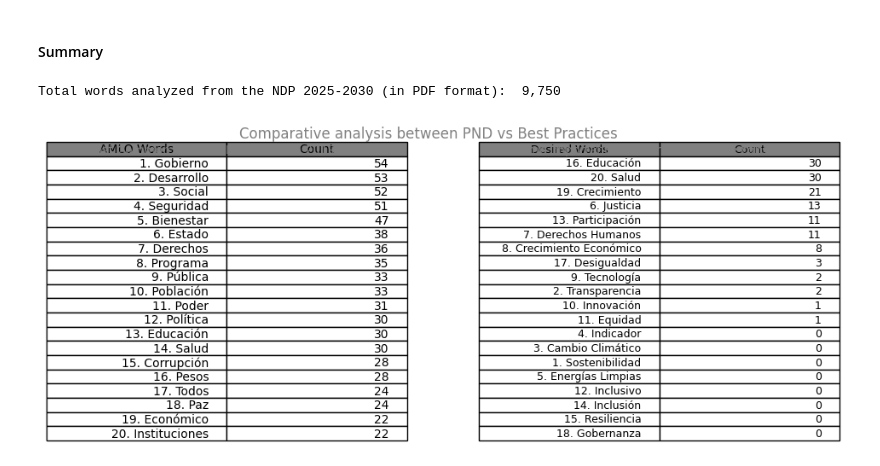
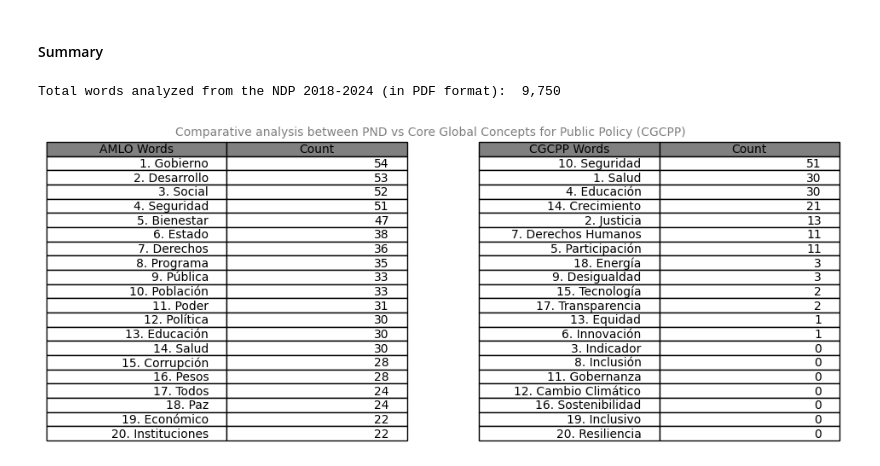
Before and after one commit to hiramdsmx/AnalyticPND2019, a Jupyter notebook: ReadPND2018.ipynb, the cells around one changed output. Cells and saved outputs as stored; diff of their text form; code cells hidden in the pictures.

Commit message:
new versión with ComparativePNDS complete

```diff
--- a/ReadPND2018.ipynb
+++ b/ReadPND2018.ipynb
@@ -121,9 +121,16 @@ plt.show()
 # %%
-# Practice case
+# Practice case: Core Global Concepts
 # Palabras claves de una república democrática según el Art. 40 de la Constitución Mexicana  y Principales referentes internacionales para buenas prácticas de planeación nacional
 # OCDE / ONU / ODS / CEPAL / FMI / Banco Mundial / PNUD / IDEA / UNESCO / COP
 
-better_practices = ['sostenibilidad','transparencia','cambio climático','indicador','energías limpias','justicia',
-                            'derechos humanos','crecimiento económico','tecnología','innovación','equidad','inclusivo','participación','inclusión','resiliencia','educación','desigualdad',
-                            'gobernanza','crecimiento', 'salud']
+#better_practices = ['sostenibilidad','transparencia','cambio climático','indicador','energías limpias','justicia',
+#                            'derechos humanos','crecimiento económico','tecnología','innovación','equidad','inclusivo','participación','inclusión','resiliencia','educación','desigualdad',
+#                            'gobernanza','crecimiento', 'salud']
+
+#read words_desired.csv to save on a list
+with open('results/words_desired.csv', 'r', encoding='utf-8') as file:
+    better_practices = [line.strip() for line in file.readlines()]
+# Remove the header
+better_practices = better_practices[1:]  # Remove the header
+
 result_best_practices = search_words_parameters(filtered_words, combination=better_practices)
@@ -165,9 +177,12 @@ plt.show()
 # %%
 formatted_number = f"{len(filtered_words):,}"
 
-print('Total words analyzed from the NDP 2025-2030 (in PDF format): ',formatted_number)
+print('Total words analyzed from the NDP 2018-2024 (in PDF format): ',formatted_number)
+#save formatted number in a csv integer
+df = pd.DataFrame({'total_words': [formatted_number]})
+df.to_csv('results/total_words_AMLO.csv', index=False)
 # %% [output]
-Total words analyzed from the NDP 2025-2030 (in PDF format):  9,750
+Total words analyzed from the NDP 2018-2024 (in PDF format):  9,750
 # %%
 def convert_dicc_to_df(dicc_gral, colum_desc, colum_count):
     """
@@ -193,37 +208,34 @@ def convert_dicc_to_df(dicc_gral, colum_desc, colum_count):
 # %%
 #convert dictionary collection to pandas dataframe
 df_most_commun = convert_dicc_to_df(filter_pnd, 'AMLO Words', 'Count')
-df_desire = convert_dicc_to_df(result_best_practices, 'Desired Words', 'Count')
+df_desire = convert_dicc_to_df(result_best_practices, 'CGCPP Words', 'Count')
 # %%
 
 # Create figures and subplots
 fig, (ax1, ax2) = plt.subplots(1, 2, figsize=(12, 4))
 
 # Show DataFrames in subplots
 ax1.table(cellText=df_most_commun.values, colLabels=df_most_commun.columns, colColours=['gray', 'gray'], loc='center', fontsize=11)
 ax2.table(cellText=df_desire.values, colLabels=df_desire.columns, colColours=['gray', 'gray'], loc='center', fontsize=11)
 
 
 
 # Hide subplot axes
 ax1.axis('off')
 ax2.axis('off')
 
 # Set title using suptitle (centered by default)
-plt.suptitle('Comparative analysis between PND vs Best Practices ', fontsize=12, color='gray')
+plt.suptitle('Comparative analysis between PND vs Core Global Concepts for Public Policy (CGCPP)', fontsize=10, color='gray')
 
-# Agregar el título
-ax1.set_title('Most Common words: NDP in México 2019-2024', color='gray', fontsize=10)
-ax2.set_title('Some important words that should be considered', color='gray', fontsize=10)
 
 
 
 # Adjust spacing between subplots
 plt.subplots_adjust(wspace=0.2)
 
 plt.show()
 # %% [output]
-[figure, old version]
+[figure, new version]
 # %%
 #save in csv and change columns name
 # changes columns name from de AMLO dataframe
```
Also changed, not shown: parts of 8 cells of this notebook, 9 other files.
